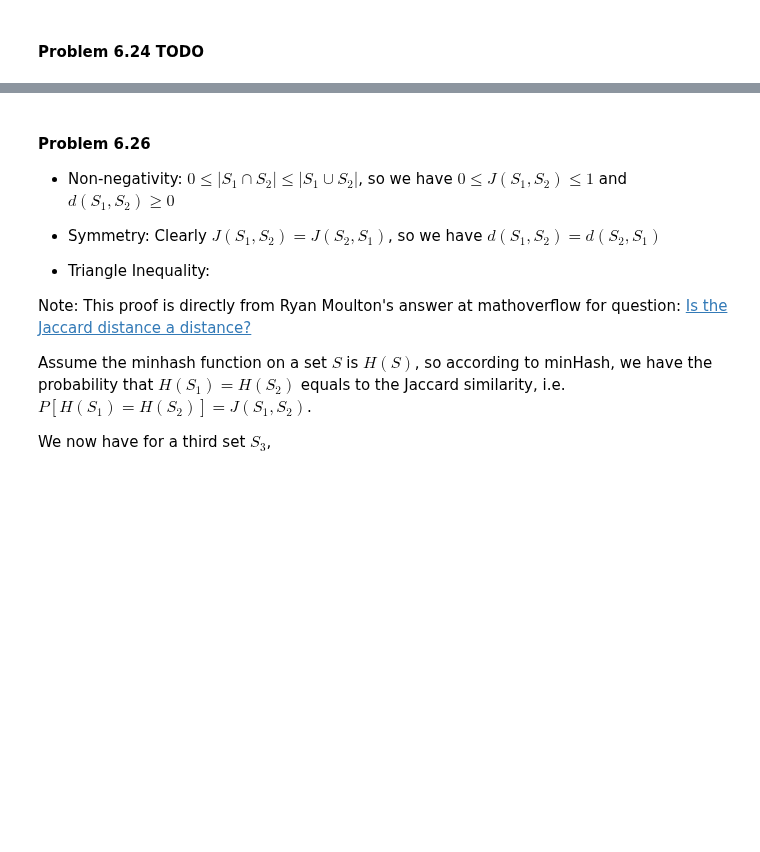
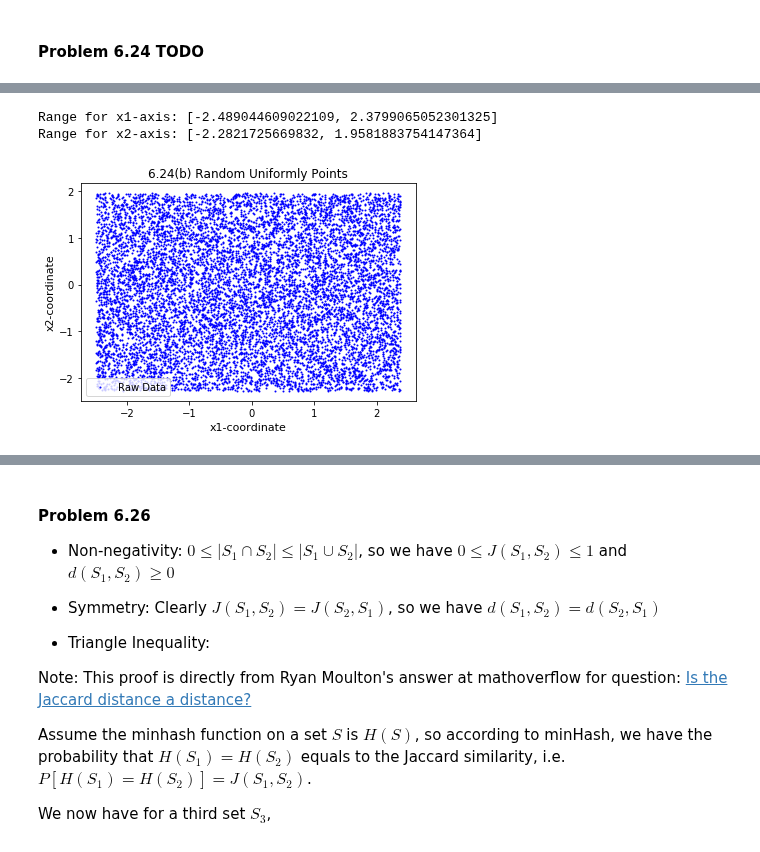
Before and after one commit to niuers/Learning-From-Data-A-Short-Course, a Jupyter notebook: Solutions to Chapter 6 Exercises and Problems.ipynb, the cells around one changed output, grey strips where cells are left out. Drawn from its saved outputs; the diff is of its cells as text; code cells hidden in the pictures; blank space fills up the shorter version.

```diff
--- a/Solutions to Chapter 6 Exercises and Problems.ipynb
+++ b/Solutions to Chapter 6 Exercises and Problems.ipynb
@@ -1552,0 +1667,13 @@ f &= \text{sign}\left(\sum^k_{j=1}p_j\mathcal{N}(\mu_j;\Sigma_j)\pi_j - \sum^k_{
+# %%
+N = 10000
+dim = 1
+max_v = 100000
+min1, max1 = np.min(df['x1'].values), np.max(df['x1'].values)
+min2, max2 = np.min(df['x2'].values), np.max(df['x2'].values)
+print(f'Range for x1-axis: [{min1}, {max1}]')
+print(f'Range for x2-axis: [{min2}, {max2}]')
+ranX = generate_data_624(N, min1, max1, min2, max2, do_plot=True)
+# %% [output]
+Range for x1-axis: [-2.489044609022109, 2.3799065052301325]
+Range for x2-axis: [-2.2821725669832, 1.9581883754147364]
+[figure, added]
```
Also changed, not shown: parts of 18 cells of this notebook, 2 other files.
